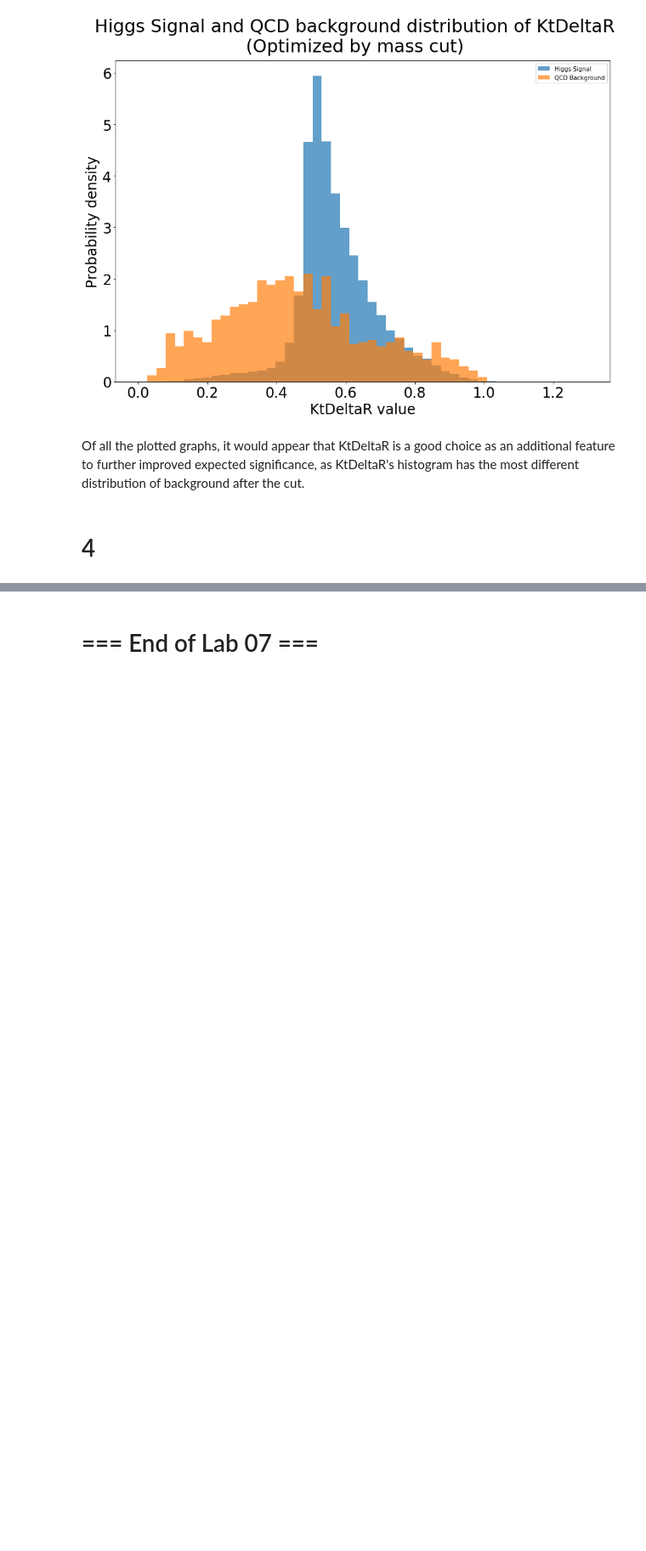
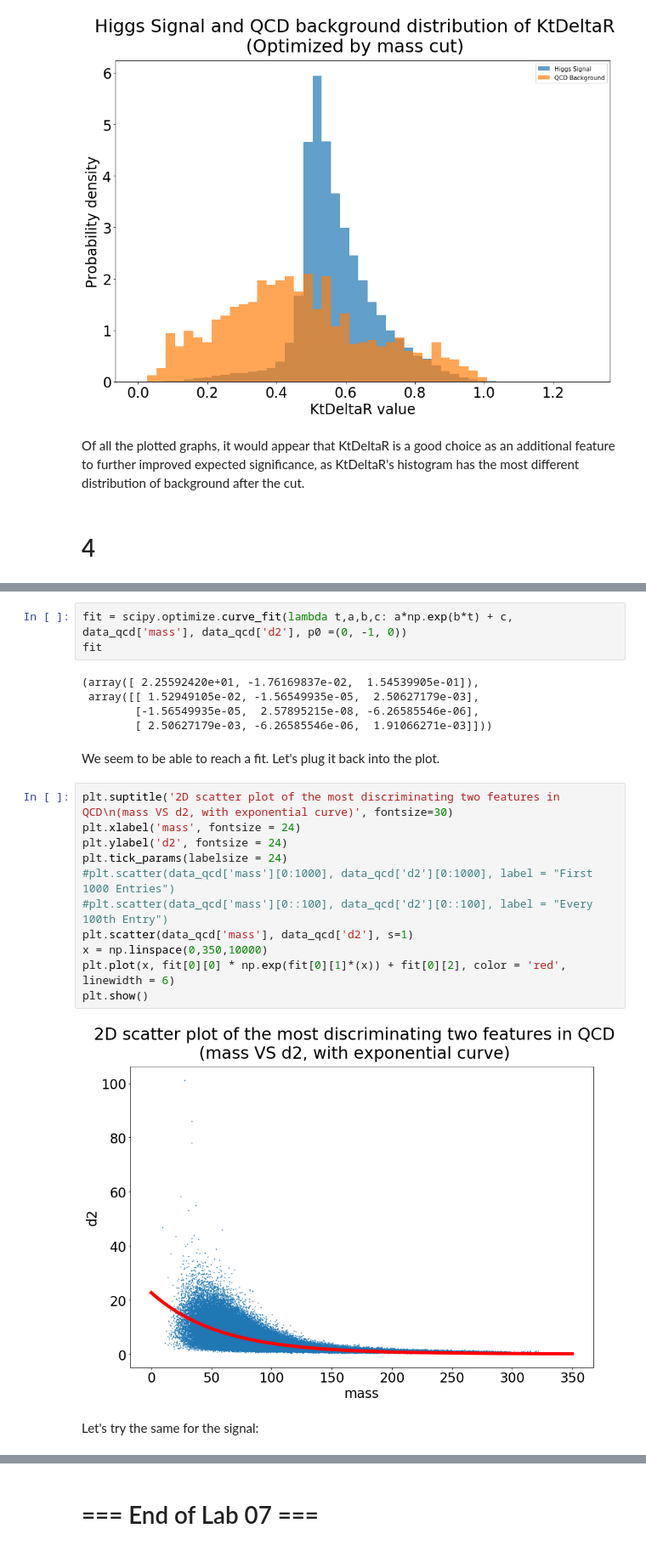
Before and after one commit to John-ZH/PHYS-343-Lab, a Jupyter notebook: John_Zhuang_Lab07.ipynb, the cells around one changed output, grey strips where cells are left out. Shown at 85% size. Drawn from its saved outputs; the diff is of its cells as text; blank space fills up the shorter version.

```diff
--- a/John_Zhuang_Lab07.ipynb
+++ b/John_Zhuang_Lab07.ipynb
@@ -740,0 +850,25 @@ Of all the plotted graphs, it would appear that KtDeltaR is a good choice as an
+# %%
+fit = scipy.optimize.curve_fit(lambda t,a,b,c: a*np.exp(b*t) + c, data_qcd['mass'], data_qcd['d2'], p0 =(0, -1, 0))
+fit
+# %% [output]
+(array([ 2.25592420e+01, -1.76169837e-02,  1.54539905e-01]),
+ array([[ 1.52949105e-02, -1.56549935e-05,  2.50627179e-03],
+        [-1.56549935e-05,  2.57895215e-08, -6.26585546e-06],
+        [ 2.50627179e-03, -6.26585546e-06,  1.91066271e-03]]))
+# %% [markdown]
+We seem to be able to reach a fit. Let's plug it back into the plot.
+# %%
+plt.suptitle('2D scatter plot of the most discriminating two features in QCD\n(mass VS d2, with exponential curve)', fontsize=30)
+plt.xlabel('mass', fontsize = 24)
+plt.ylabel('d2', fontsize = 24)
+plt.tick_params(labelsize = 24)
+#plt.scatter(data_qcd['mass'][0:1000], data_qcd['d2'][0:1000], label = "First 1000 Entries")
+#plt.scatter(data_qcd['mass'][0::100], data_qcd['d2'][0::100], label = "Every 100th Entry")
+plt.scatter(data_qcd['mass'], data_qcd['d2'], s=1)
+x = np.linspace(0,350,10000)
+plt.plot(x, fit[0][0] * np.exp(fit[0][1]*(x)) + fit[0][2], color = 'red', linewidth = 6)
+plt.show()
+# %% [output]
+[figure, added]
+# %% [markdown]
+Let's try the same for the signal:
```
Also changed, not shown: parts of 43 cells of this notebook.
